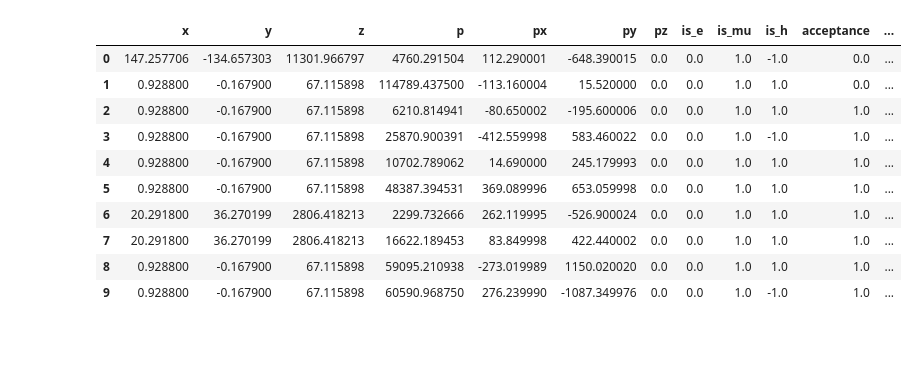
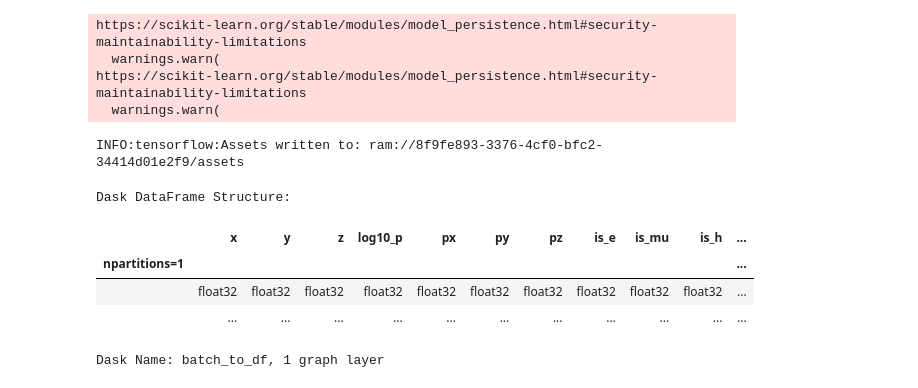
Before and after one commit to landerlini/lb-trksim-train, a Jupyter notebook: notebooks/Acceptance-validation.ipynb, the cells around one changed output. Saved outputs shown, nothing was run; the diff lists cells and outputs as text; code cells hidden in the pictures; blank space fills up the shorter version.

Commit message:
first working draft for acceptance

```diff
--- a/notebooks/Acceptance-validation.ipynb
+++ b/notebooks/Acceptance-validation.ipynb
@@ -11,7 +12,6 @@ WARNING: Running pip as the 'root' user can result in broken permissions and con
 # %%
 test_dataset = tf.data.experimental.load("./acceptance-test.tfrecords").batch(1_000_000)
 acceptance_model = tf.keras.models.load_model("/workarea/cloud-storage/anderlinil/models/acceptance")
-y_hat = acceptance_model.predict(test_dataset)
 
 acceptance_model.summary()
 # %% [output]
@@ -35,21 +39,51 @@ _________________________________________________________________
+# %%
+import pickle
+import os.path
+preprocessing_file = "/workarea/cloud-storage/anderlinil/models/acceptance/tX.pkl"
+with open(preprocessing_file, 'rb') as f:
+    preprocessing_step = pickle.load(f)
+# %% [output]
+https://scikit-learn.org/stable/modules/model_persistence.html#security-maintainability-limitations
+  warnings.warn(
+https://scikit-learn.org/stable/modules/model_persistence.html#security-maintainability-limitations
+  warnings.warn(
+# %%
+def invert_column_transformer(column_transformer, preprocessed_X):
+    preprocessed_split = {name: [None]*len(cols) for name, _, cols in column_transformer.transformers_}
+
+    for iCol in range(preprocessed_X.shape[1]):
+        name, transformer, cols = [(n, t, c) for n, t, c in column_transformer.transformers_ if iCol in c].pop()
+        preprocessed_split[name][cols.index(iCol)] = preprocessed_X[:,iCol]
+
+    X = []
+    for name, algo, _ in column_transformer.transformers_:
+        split = np.stack(preprocessed_split[name], axis=1)
+        X.append(split if algo == 'passthrough' else algo.inverse_transform(split))
+
+    return np.concatenate(X, axis=1)
 # %%
-X, y = next(iter(test_dataset.as_numpy_iterator()))
+#X, y = next(iter(test_dataset.as_numpy_iterator()))
 #acceptance_vars = ["mc_x", "mc_y", "mc_z", "mc_p", "mc_px", "mc_py", "mc_is_e", "mc_is_mu", "mc_is_h", "mc_charge"]
 
-df = pd.DataFrame(
-    np.c_[X, y, y_hat],
-    columns=['x',' y', 'z', 'p', 'px', 'py', 'pz', 'is_e', 'is_mu', 'is_h', 'acceptance', 'predicted']
-)
-df.head(10)
+def batch_to_df(batch):
+    preprocessed_X, y = batch
+    X = invert_column_transformer(preprocessing_step, preprocessed_X)
+
+    y_hat = acceptance_model.predict(preprocessed_X, batch_size=len(X), verbose=False)
+    df = pd.DataFrame(
+        np.c_[X, y, y_hat],
+        columns=['x',' y', 'z', 'log10_p', 'px', 'py', 'pz', 'is_e', 'is_mu', 'is_h', 'acceptance', 'predicted']
+    )
+    return df
+
+
+ddf = DDF.from_map(batch_to_df, test_dataset.as_numpy_iterator())
+ddf
 # %% [output]
+INFO:tensorflow:Assets written to: ram://8f9fe893-3376-4cf0-bfc2-34414d01e2f9/assets
+Dask DataFrame Structure:
-|  | x | y | z | p | px | py | pz | is_e | is_mu | is_h | acceptance | ... |
-| 0 | 147.257706 | -134.657303 | 11301.966797 | 4760.291504 | 112.290001 | -648.390015 | 0.0 | 0.0 | 1.0 | -1.0 | 0.0 | ... |
-| 1 | 0.928800 | -0.167900 | 67.115898 | 114789.437500 | -113.160004 | 15.520000 | 0.0 | 0.0 | 1.0 | 1.0 | 0.0 | ... |
-| 2 | 0.928800 | -0.167900 | 67.115898 | 6210.814941 | -80.650002 | -195.600006 | 0.0 | 0.0 | 1.0 | 1.0 | 1.0 | ... |
-| 3 | 0.928800 | -0.167900 | 67.115898 | 25870.900391 | -412.559998 | 583.460022 | 0.0 | 0.0 | 1.0 | -1.0 | 1.0 | ... |
-| 4 | 0.928800 | -0.167900 | 67.115898 | 10702.789062 | 14.690000 | 245.179993 | 0.0 | 0.0 | 1.0 | 1.0 | 1.0 | ... |
-| 5 | 0.928800 | -0.167900 | 67.115898 | 48387.394531 | 369.089996 | 653.059998 | 0.0 | 0.0 | 1.0 | 1.0 | 1.0 | ... |
-| 6 | 20.291800 | 36.270199 | 2806.418213 | 2299.732666 | 262.119995 | -526.900024 | 0.0 | 0.0 | 1.0 | 1.0 | 1.0 | ... |
-| 7 | 20.291800 | 36.270199 | 2806.418213 | 16622.189453 | 83.849998 | 422.440002 | 0.0 | 0.0 | 1.0 | 1.0 | 1.0 | ... |
-| 8 | 0.928800 | -0.167900 | 67.115898 | 59095.210938 | -273.019989 | 1150.020020 | 0.0 | 0.0 | 1.0 | 1.0 | 1.0 | ... |
-| 9 | 0.928800 | -0.167900 | 67.115898 | 60590.968750 | 276.239990 | -1087.349976 | 0.0 | 0.0 | 1.0 | -1.0 | 1.0 | ... |
+|  | x | y | z | log10_p | px | py | pz | is_e | is_mu | is_h | ... |
+| npartitions=1 |  |  |  |  |  |  |  |  |  |  | ... |
+|  | float32 | float32 | float32 | float32 | float32 | float32 | float32 | float32 | float32 | float32 | ... |
+|  | ... | ... | ... | ... | ... | ... | ... | ... | ... | ... | ... |
+Dask Name: batch_to_df, 1 graph layer
```
Also changed, not shown: parts of 10 cells of this notebook, 2 other files.
